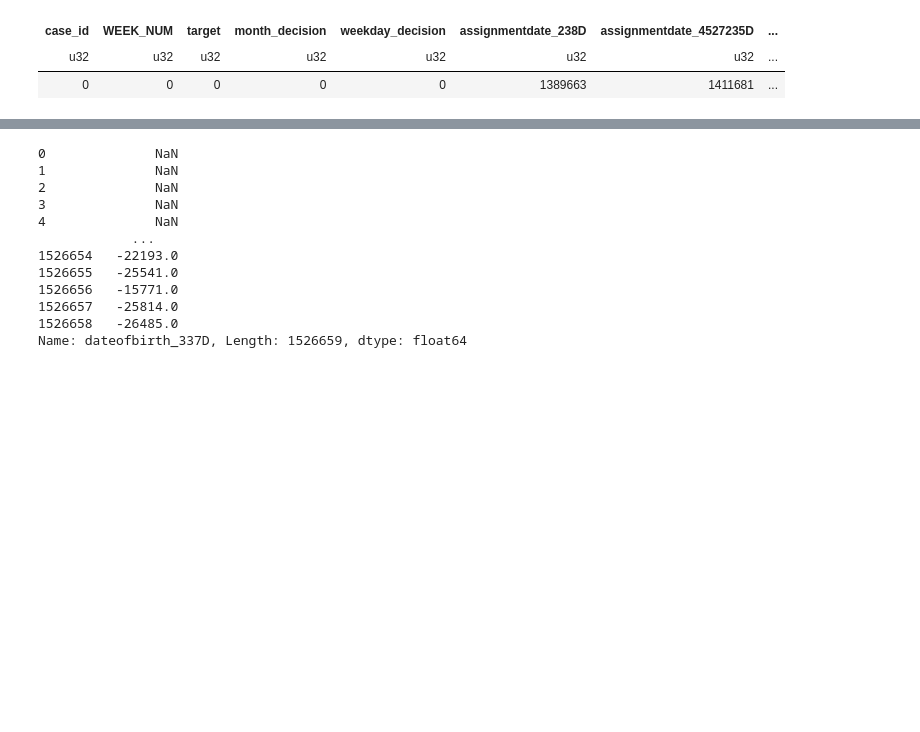
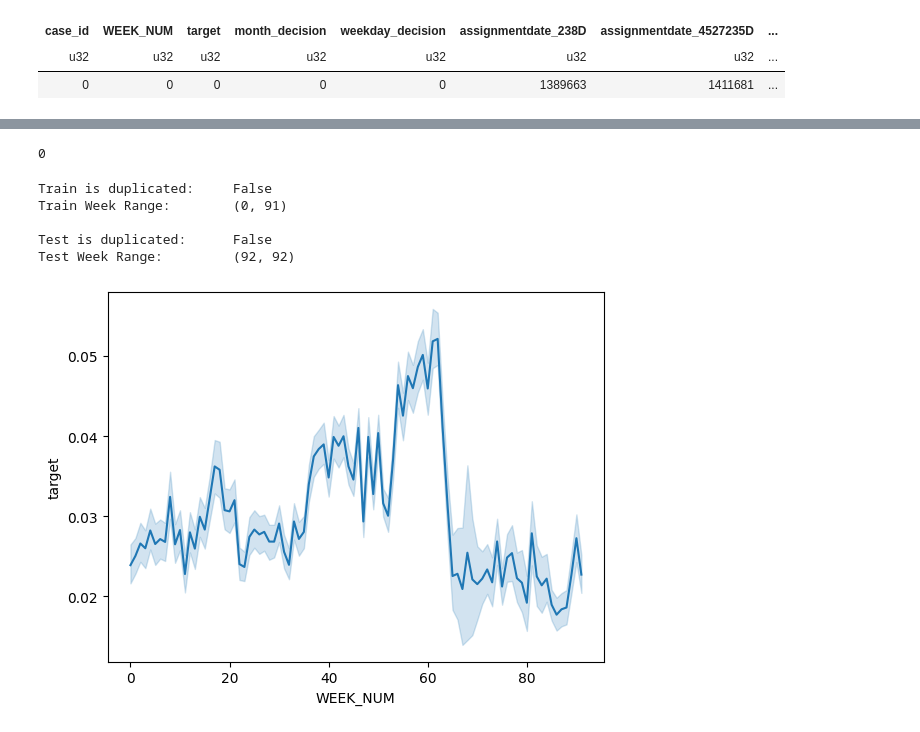
Before and after one commit to ChiragB254/Kaggle-Notebooks, a Jupyter notebook: home-credit-ml-ann-model.ipynb, the cells around one changed output, grey strips where cells are left out. Cells and saved outputs as stored; diff of their text form; code cells hidden in the pictures; blank space fills up the shorter version.

```diff
--- a/home-credit-ml-ann-model.ipynb
+++ b/home-credit-ml-ann-model.ipynb
@@ -63,11 +82,11 @@ class Pipeline:
                 if isnull > 0.95:
                     data_frame = data_frame.drop(col)
 
-#         for col in data_frame.columns:
-#             if (col not in ["target", "case_id", "WEEK_NUM"]) & (data_frame[col].dtype == pl.String):
-#                 frq = data_frame[col].n_unique()
-#                 if (frq == 1) | (frq > 200):
-#                     data_frame = data_frame.drop(col)
+        for col in data_frame.columns:
+            if (col not in ["target", "case_id", "WEEK_NUM"]) & (data_frame[col].dtype == pl.String):
+                frq = data_frame[col].n_unique()
+                if (frq == 1) | (frq > 200):
+                    data_frame = data_frame.drop(col)
 
         return data_frame
 # %% [markdown]
@@ -241,14 +260,3 @@ df_test = feature_eng(**data_store)
 print("test data shape:\t", df_test.shape)
 # %% [output]
 test data shape:         (10, 527)
-# %%
-# frq = df_train[col].n_unique()
-for col in df_train.columns:
-            if (col not in ["target", "case_id", "WEEK_NUM"]) & (df_train[col].dtype == pl.String):
-                frq = df_train[col].n_unique()
-                if frq <100:
-                    print(df_train[col].unique())
-                    print(frq)
-                else:
-                    print("Too Much Unique values")
-                    print(frq)
@@ -419,6 +407,8 @@ def to_pandas(data_frame, cat_cols=None,numaric_col = None):
     if numaric_col is None:
         numaric_col = list(data_frame.select_dtypes(np.number).columns)
 
+    data_frame[cat_cols] = data_frame[cat_cols].astype("category")
+
     return data_frame, cat_cols, numaric_col
 # %%
 df_train, cat_cols,numarical_col = to_pandas(df_train)
@@ -512,15 +416,31 @@ See the caveats in the documentation: https://pandas.pydata.org/pandas-docs/stab
-# %%
-df_num['dateofbirth_337D']
-# %% [output]
-0              NaN
-1              NaN
-2              NaN
-3              NaN
-4              NaN
-            ...
-1526654   -22193.0
-1526655   -25541.0
-1526656   -15771.0
-1526657   -25814.0
-1526658   -26485.0
-Name: dateofbirth_337D, Length: 1526659, dtype: float64
+# %%
+del data_store
+del deprecated_features
+# del cat_count
+
+gc.collect()
+# %% [output]
+0
+# %%
+print("Train is duplicated:\t", df_train["case_id"].duplicated().any())
+print("Train Week Range:\t", (df_train["WEEK_NUM"].min(), df_train["WEEK_NUM"].max()))
+
+print()
+
+print("Test is duplicated:\t", df_test["case_id"].duplicated().any())
+print("Test Week Range:\t", (df_test["WEEK_NUM"].min(), df_test["WEEK_NUM"].max()))
+# %% [output]
+Train is duplicated:     False
+Train Week Range:        (0, 91)
+
+Test is duplicated:      False
+Test Week Range:         (92, 92)
+# %%
+sns.lineplot(
+    data=df_train,
+    x="WEEK_NUM",
+    y="target",
+)
+plt.show()
+# %% [output]
+[figure, added]
```
Also changed, not shown: parts of 29 cells of this notebook.
